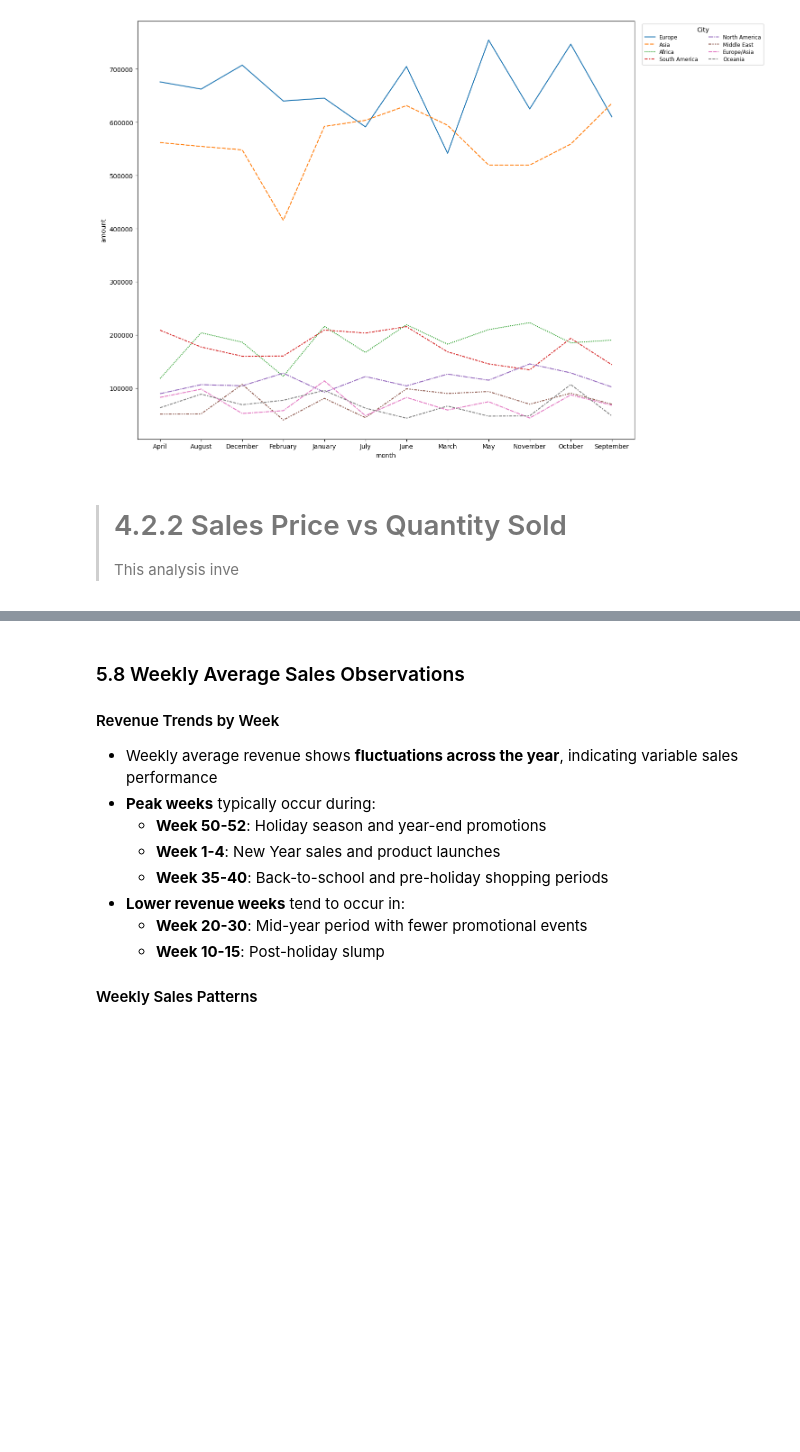
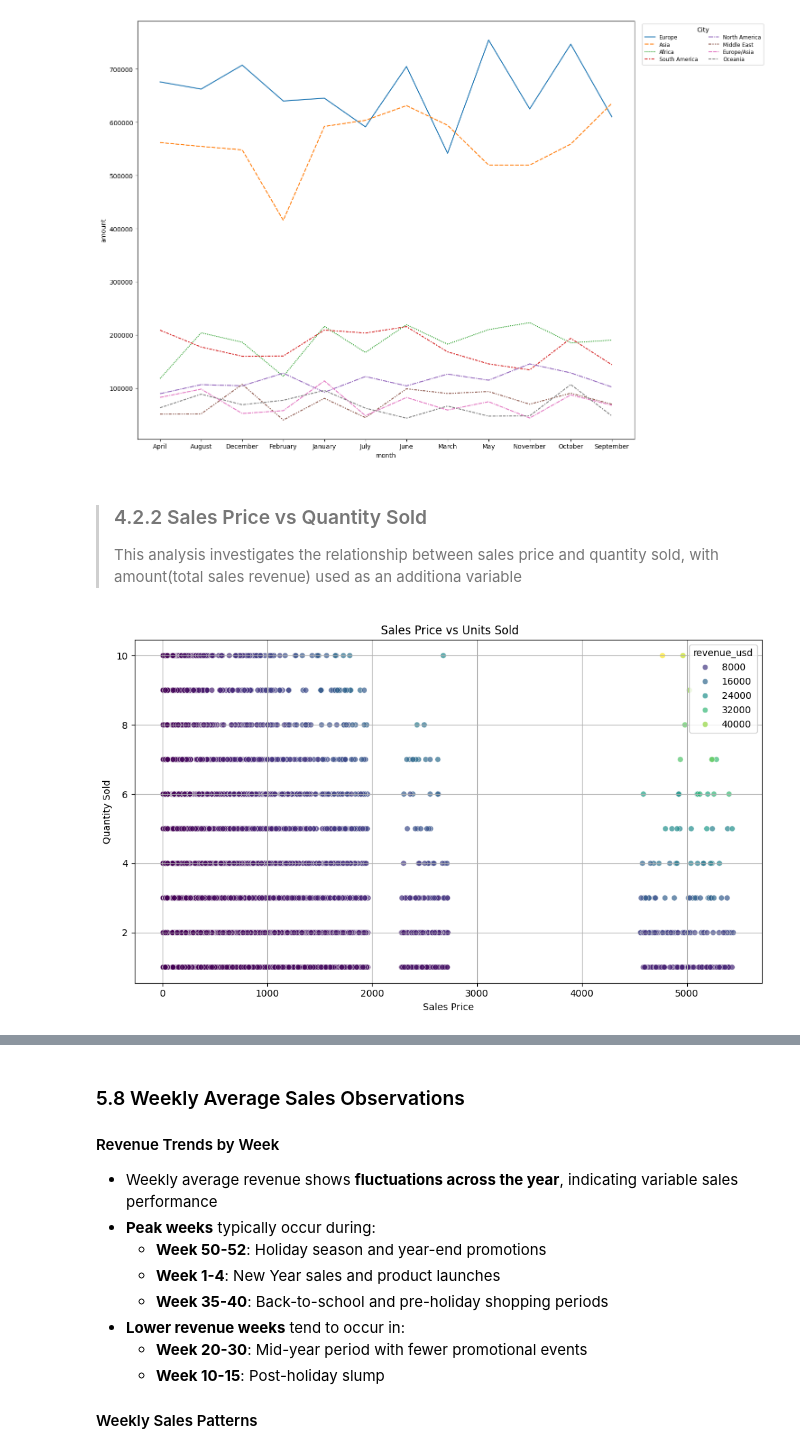
Before and after one commit to rizikilatifa/Samsung-Sales-Forecasting, a Jupyter notebook: Samsung Sales forecasting.ipynb, the cells around one changed output, grey strips where cells are left out. Cells and saved outputs as stored; diff of their text form; code cells hidden in the pictures; blank space fills up the shorter version.

```diff
--- a/Samsung Sales forecasting.ipynb
+++ b/Samsung Sales forecasting.ipynb
@@ -759,5 +759,16 @@ plt.show()
 # %% [output]
 [figure]
 # %% [markdown]
-># 4.2.2 Sales Price vs Quantity Sold
->This analysis inve
+>### 4.2.2 Sales Price vs Quantity Sold
+>This analysis investigates the relationship between sales price and quantity sold, with amount(total sales revenue) used as an additiona variable
+# %%
+plt.figure(figsize =(10,6))
+sns.scatterplot(data = data, x = "unit_price_usd", y = "units_sold", hue = "revenue_usd" , palette = "viridis", alpha =0.7)
+plt.title(" Sales Price vs Units Sold")
+plt.xlabel("Sales Price")
+plt.ylabel("Quantity Sold")
+plt.grid(True)
+plt.tight_layout()
+plt.show()
+# %% [output]
+[figure, added]
```
Also changed, not shown: parts of 5 cells of this notebook.
